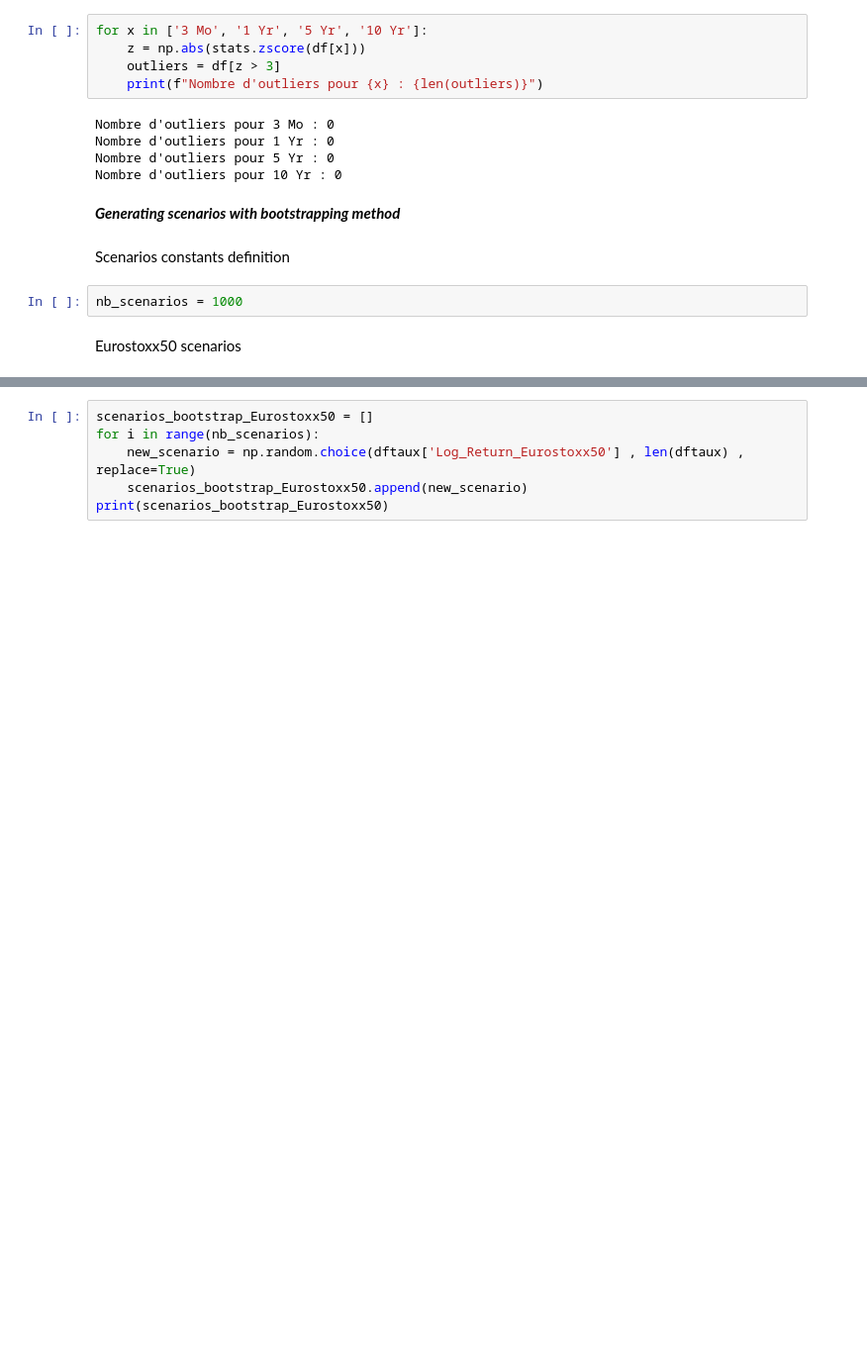
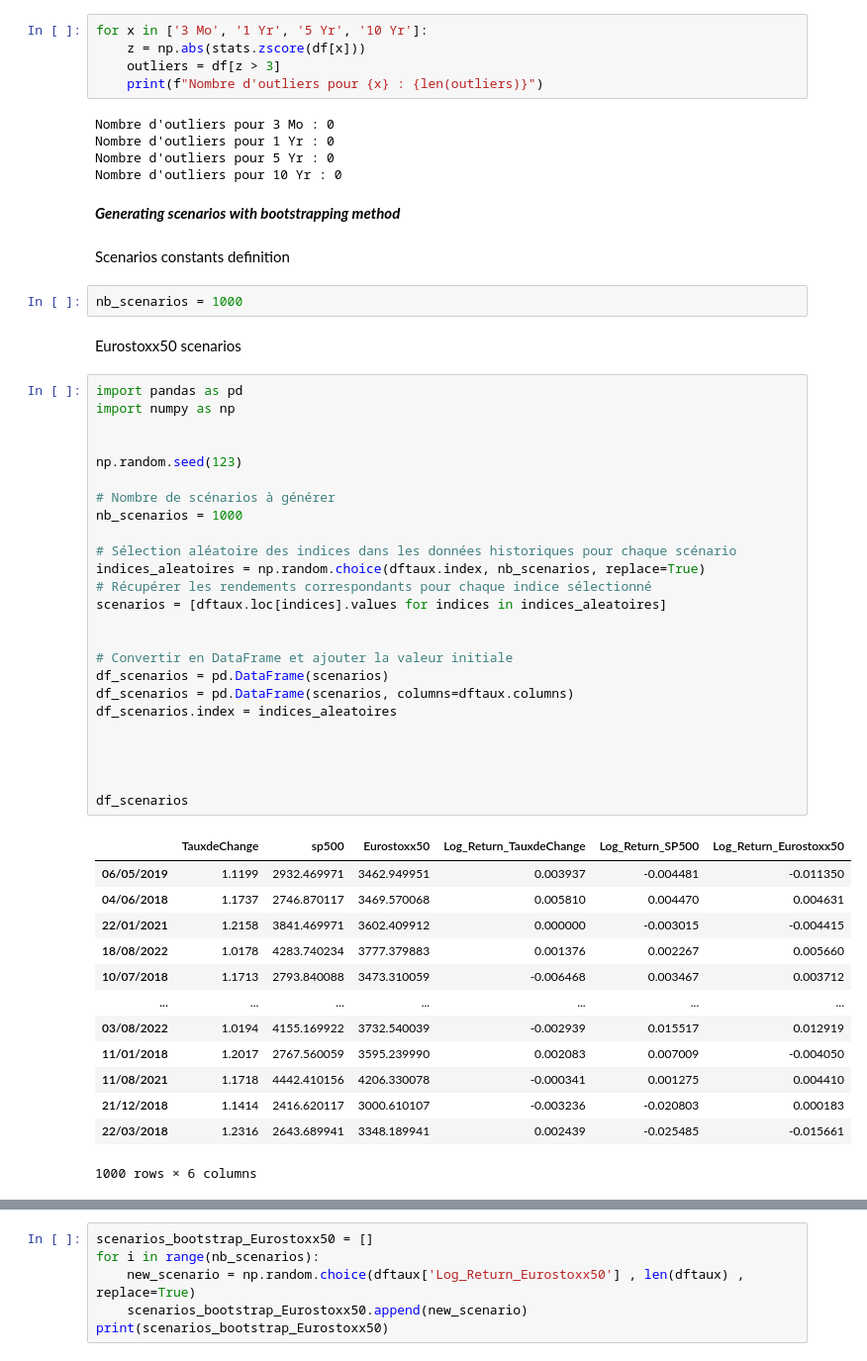
Before and after one commit to SamyaAmernis/Projet-DDEFI-2023-2024, a Jupyter notebook: ProjetBNPcopy.ipynb, the cells around one changed output, grey strips where cells are left out. Shown at 99% size. Cells and saved outputs as stored; diff of their text form; blank space fills up the shorter version.

Commit message:
ajout bootstrapping

```diff
--- a/ProjetBNPcopy.ipynb
+++ b/ProjetBNPcopy.ipynb
@@ -500,3 +501,42 @@ Scenarios constants definition
 nb_scenarios = 1000
 # %% [markdown]
 Eurostoxx50 scenarios
+# %%
+import pandas as pd
+import numpy as np
+
+
+np.random.seed(123)
+
+# Nombre de scénarios à générer
+nb_scenarios = 1000
+
+# Sélection aléatoire des indices dans les données historiques pour chaque scénario
+indices_aleatoires = np.random.choice(dftaux.index, nb_scenarios, replace=True)
+# Récupérer les rendements correspondants pour chaque indice sélectionné
+scenarios = [dftaux.loc[indices].values for indices in indices_aleatoires]
+
+
+# Convertir en DataFrame et ajouter la valeur initiale
+df_scenarios = pd.DataFrame(scenarios)
+df_scenarios = pd.DataFrame(scenarios, columns=dftaux.columns)
+df_scenarios.index = indices_aleatoires
+
+
+
+
+df_scenarios
+# %% [output]
+|  | TauxdeChange | sp500 | Eurostoxx50 | Log_Return_TauxdeChange | Log_Return_SP500 | Log_Return_Eurostoxx50 |
+| 06/05/2019 | 1.1199 | 2932.469971 | 3462.949951 | 0.003937 | -0.004481 | -0.011350 |
+| 04/06/2018 | 1.1737 | 2746.870117 | 3469.570068 | 0.005810 | 0.004470 | 0.004631 |
+| 22/01/2021 | 1.2158 | 3841.469971 | 3602.409912 | 0.000000 | -0.003015 | -0.004415 |
+| 18/08/2022 | 1.0178 | 4283.740234 | 3777.379883 | 0.001376 | 0.002267 | 0.005660 |
+| 10/07/2018 | 1.1713 | 2793.840088 | 3473.310059 | -0.006468 | 0.003467 | 0.003712 |
+| ... | ... | ... | ... | ... | ... | ... |
+| 03/08/2022 | 1.0194 | 4155.169922 | 3732.540039 | -0.002939 | 0.015517 | 0.012919 |
+| 11/01/2018 | 1.2017 | 2767.560059 | 3595.239990 | 0.002083 | 0.007009 | -0.004050 |
+| 11/08/2021 | 1.1718 | 4442.410156 | 4206.330078 | -0.000341 | 0.001275 | 0.004410 |
+| 21/12/2018 | 1.1414 | 2416.620117 | 3000.610107 | -0.003236 | -0.020803 | 0.000183 |
+| 22/03/2018 | 1.2316 | 2643.689941 | 3348.189941 | 0.002439 | -0.025485 | -0.015661 |
+1000 rows × 6 columns
```
Also changed, not shown: parts of 14 cells of this notebook.
